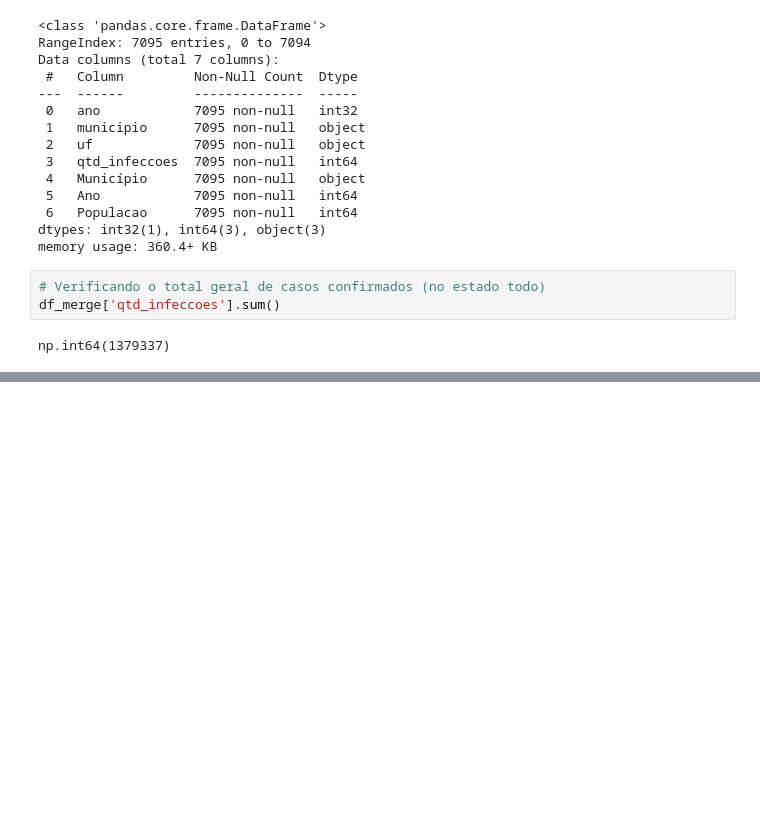
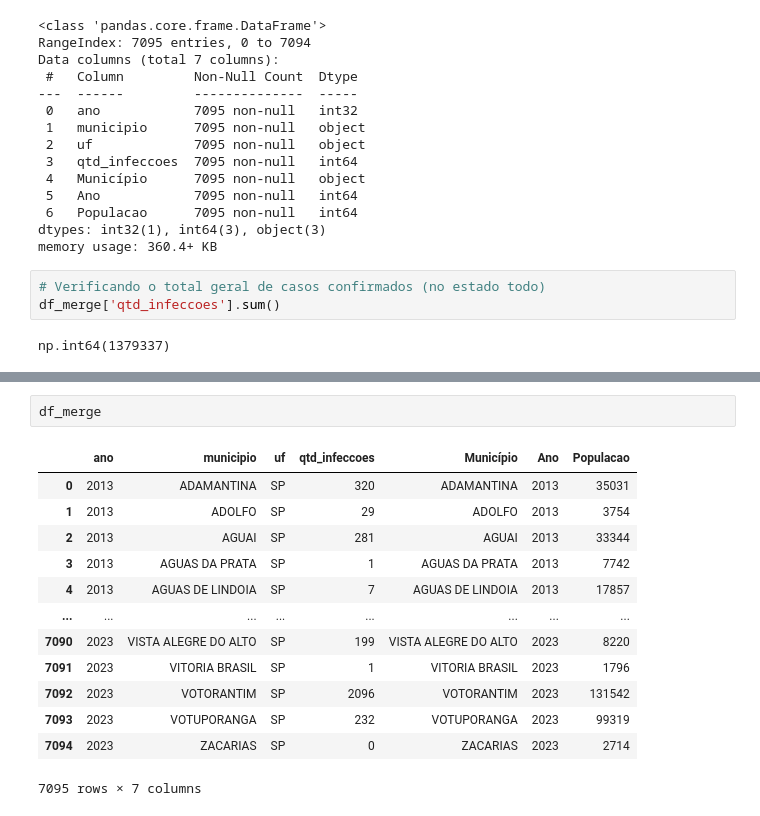
Before and after one commit to AndBalbino/AnaliseDeDados_DengueBrasil, a Jupyter notebook: Dengue_Brasil.ipynb, the cells around one changed output, grey strips where cells are left out. Saved outputs shown, nothing was run; the diff lists cells and outputs as text; blank space fills up the shorter version.

```diff
--- a/Dengue_Brasil.ipynb
+++ b/Dengue_Brasil.ipynb
@@ -571,0 +592,16 @@ casos_por_municipio
+# %%
+df_merge
+# %% [output]
+|  | ano | municipio | uf | qtd_infeccoes | Município | Ano | Populacao |
+| 0 | 2013 | ADAMANTINA | SP | 320 | ADAMANTINA | 2013 | 35031 |
+| 1 | 2013 | ADOLFO | SP | 29 | ADOLFO | 2013 | 3754 |
+| 2 | 2013 | AGUAI | SP | 281 | AGUAI | 2013 | 33344 |
+| 3 | 2013 | AGUAS DA PRATA | SP | 1 | AGUAS DA PRATA | 2013 | 7742 |
+| 4 | 2013 | AGUAS DE LINDOIA | SP | 7 | AGUAS DE LINDOIA | 2013 | 17857 |
+| ... | ... | ... | ... | ... | ... | ... | ... |
+| 7090 | 2023 | VISTA ALEGRE DO ALTO | SP | 199 | VISTA ALEGRE DO ALTO | 2023 | 8220 |
+| 7091 | 2023 | VITORIA BRASIL | SP | 1 | VITORIA BRASIL | 2023 | 1796 |
+| 7092 | 2023 | VOTORANTIM | SP | 2096 | VOTORANTIM | 2023 | 131542 |
+| 7093 | 2023 | VOTUPORANGA | SP | 232 | VOTUPORANGA | 2023 | 99319 |
+| 7094 | 2023 | ZACARIAS | SP | 0 | ZACARIAS | 2023 | 2714 |
+7095 rows × 7 columns
```
Also changed, not shown: parts of 3 cells of this notebook.
